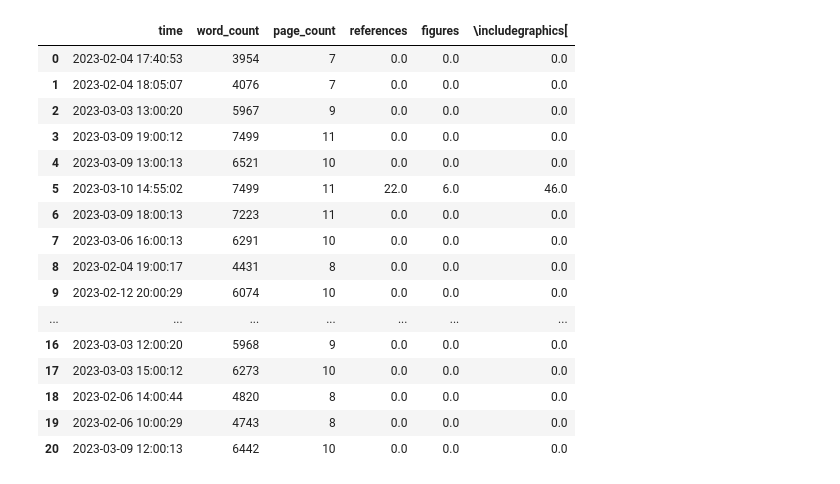
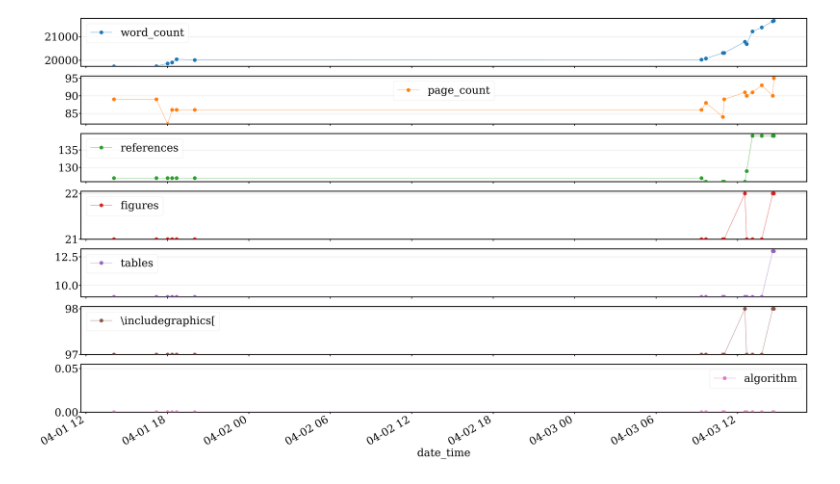
Before and after one commit to Wheest/thesis-o-meter, a Jupyter notebook: 00-plot.ipynb, the cells around one changed output. Saved outputs shown, nothing was run; the diff lists cells and outputs as text; code cells hidden in the pictures.

```diff
--- a/00-plot.ipynb
+++ b/00-plot.ipynb
@@ -29,37 +28,0 @@ import pandas as pd
-# %%
-def load_data(data_dir: os.PathLike):
-    data = pd.DataFrame()
-    for file in os.listdir(data_dir):
-        if file.endswith(".json"):
-            file_path = os.path.join(data_dir, file)
-            with open(file_path) as f:
-                data = data.append(json.load(f), ignore_index=True)
-
-    data.fillna(0, inplace=True)
-
-    data["time"] = pd.to_datetime(data["time"])
-    data["word_count"] = data["word_count"].astype(int)
-    data["page_count"] = data["page_count"].astype(int)
-    return data
-
-
-df = load_data(data_dir)
-df
-# %% [output]
-|  | time | word_count | page_count | references | figures | \includegraphics[ |
-| 0 | 2023-02-04 17:40:53 | 3954 | 7 | 0.0 | 0.0 | 0.0 |
-| 1 | 2023-02-04 18:05:07 | 4076 | 7 | 0.0 | 0.0 | 0.0 |
-| 2 | 2023-03-03 13:00:20 | 5967 | 9 | 0.0 | 0.0 | 0.0 |
-| 3 | 2023-03-09 19:00:12 | 7499 | 11 | 0.0 | 0.0 | 0.0 |
-| 4 | 2023-03-09 13:00:13 | 6521 | 10 | 0.0 | 0.0 | 0.0 |
-| 5 | 2023-03-10 14:55:02 | 7499 | 11 | 22.0 | 6.0 | 46.0 |
-| 6 | 2023-03-09 18:00:13 | 7223 | 11 | 0.0 | 0.0 | 0.0 |
-| 7 | 2023-03-06 16:00:13 | 6291 | 10 | 0.0 | 0.0 | 0.0 |
-| 8 | 2023-02-04 19:00:17 | 4431 | 8 | 0.0 | 0.0 | 0.0 |
-| 9 | 2023-02-12 20:00:29 | 6074 | 10 | 0.0 | 0.0 | 0.0 |
-| ... | ... | ... | ... | ... | ... | ... |
-| 16 | 2023-03-03 12:00:20 | 5968 | 9 | 0.0 | 0.0 | 0.0 |
-| 17 | 2023-03-03 15:00:12 | 6273 | 10 | 0.0 | 0.0 | 0.0 |
-| 18 | 2023-02-06 14:00:44 | 4820 | 8 | 0.0 | 0.0 | 0.0 |
-| 19 | 2023-02-06 10:00:29 | 4743 | 8 | 0.0 | 0.0 | 0.0 |
-| 20 | 2023-03-09 12:00:13 | 6442 | 10 | 0.0 | 0.0 | 0.0 |
@@ -66 +39,39 @@ df
+# %%
+def plot_filt(df):
+
+    sc = 5 * df.shape[1]
+    # Filter data between two dates
+    df_filt = df.loc[
+        (df["date_time"] >= datetime.datetime(year=2023, month=4, day=1, hour=14))
+    ]
+
+    axs = df_filt.plot.line(
+        subplots=True,
+        x="date_time",
+        figsize=(sc * 1.61803, sc),
+        marker="o",
+        markersize=20,
+    )
+
+    for ax in axs:
+        ax.yaxis.grid()
+        ax.patch.set_edgecolor("black")
+        ax.patch.set_linewidth(5)
+        ax.autoscale()
+        # Find the minimum y value in the dataframe for each axis
+        ycol = ax.get_lines()[0].get_label()
+        min_val = df_filt[ycol].min()
+        if np.isnan(min_val):
+            min_val = 0
+        # Set the lower limit of y-axis to the minimum value of y
+        ax.set_ylim(bottom=min_val)
+
+        # custom lines of points
+        ax.xaxis.set_tick_params(width=4, length=10)
+        ax.yaxis.set_tick_params(width=4, length=10)
+
+
+plot_filt(df_thesis)
+# %% [output]
+[figure, added]
 # %%
```
Also changed, not shown: parts of 7 cells of this notebook, 2 other files.
